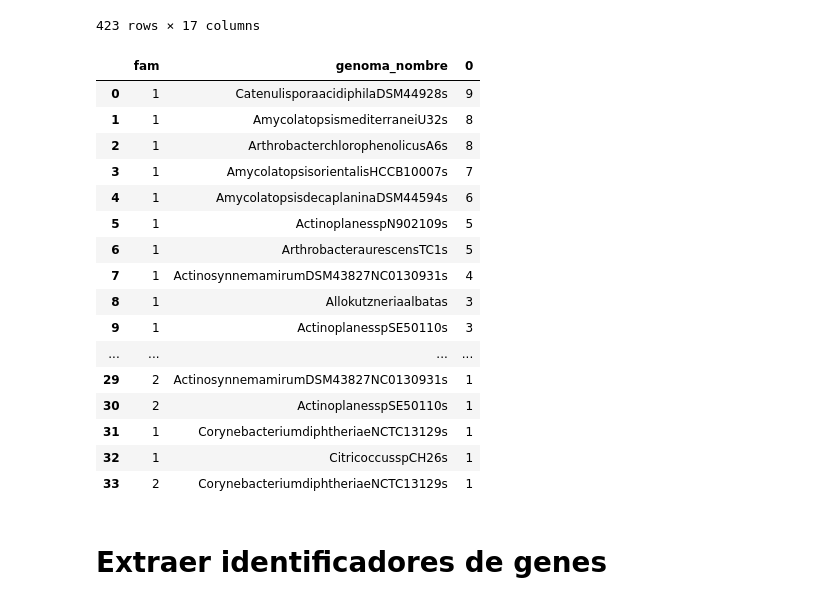
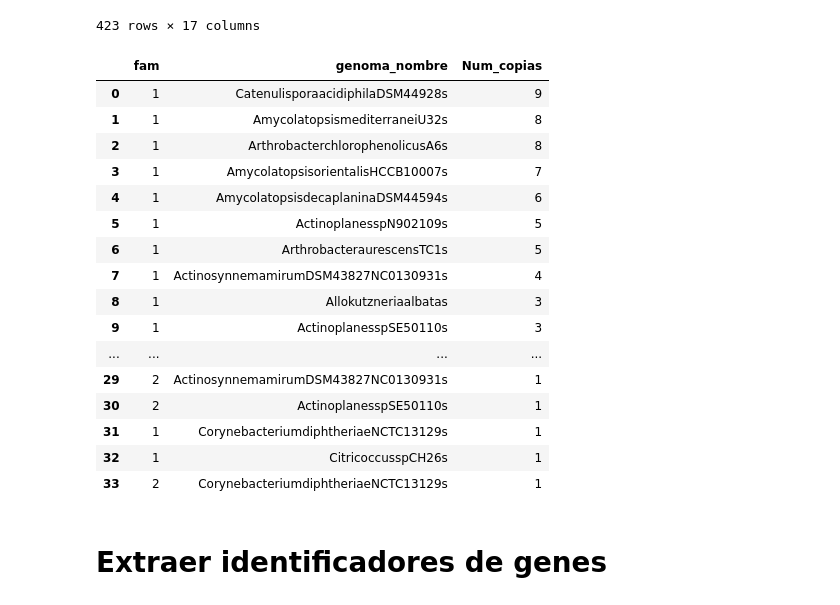
Before and after one commit to CsarMijangos/CsarPos, a Jupyter notebook: Jupyter_notebooks/Obtener_Exp_Fam.ipynb, the cells around one changed output. Drawn from its saved outputs; the diff is of its cells as text; code cells hidden in the pictures.

```diff
--- a/Jupyter_notebooks/Obtener_Exp_Fam.ipynb
+++ b/Jupyter_notebooks/Obtener_Exp_Fam.ipynb
@@ -161,5 +152,2 @@ df1
-# %%
-for x in df1.loc[(df1["genoma_nombre"]=="AmycolatopsisdecaplaninaDSM44594s") & (df1["bitscore"]>100)]["query"]:
-    print(x.split("|")[2])
 # %%
 df1.loc[(df1["genoma_nombre"]=="AmycolatopsisdecaplaninaDSM44594s") & (df1["bitscore"]>100)]["id_genes"].value_counts()
@@ -263,10 +330,12 @@ df1
 #df1.loc[["(fam,seed)", "subject"]].groupby(by = ["(fam,seed)"]).count()
 # %%
 DF12 = df1[df1["bitscore"]>=100]
-DF12
-DF12[["fam","genoma_nombre","id_genes"]].drop_duplicates().value_counts(["fam", "genoma_nombre"]).reset_index()
+DF12[["fam","genoma_nombre","id_genes"]].drop_duplicates().value_counts(["fam", "genoma_nombre"]).to_frame("Num_copias").reset_index()
+#DF13 = DF12[["fam","genoma_nombre","id_genes"]].drop_duplicates().value_counts(["fam", "genoma_nombre"]).reset_index()
+#DF12.rename(columns={'0':'num_copias'})
+#DF13.rename(columns={"0": "Num_copias"})
 # %% [output]
-|  | fam | genoma_nombre | 0 |
+|  | fam | genoma_nombre | Num_copias |
 | 0 | 1 | CatenulisporaacidiphilaDSM44928s | 9 |
 | 1 | 1 | AmycolatopsismediterraneiU32s | 8 |
 | 2 | 1 | ArthrobacterchlorophenolicusA6s | 8 |
```
Also changed, not shown: parts of 17 cells of this notebook, 2 other files.
